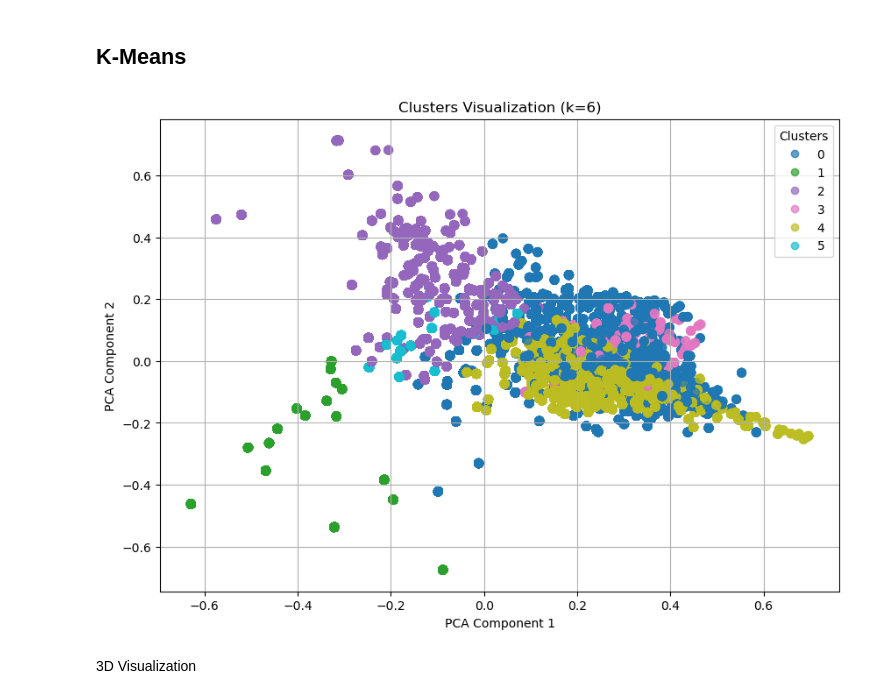
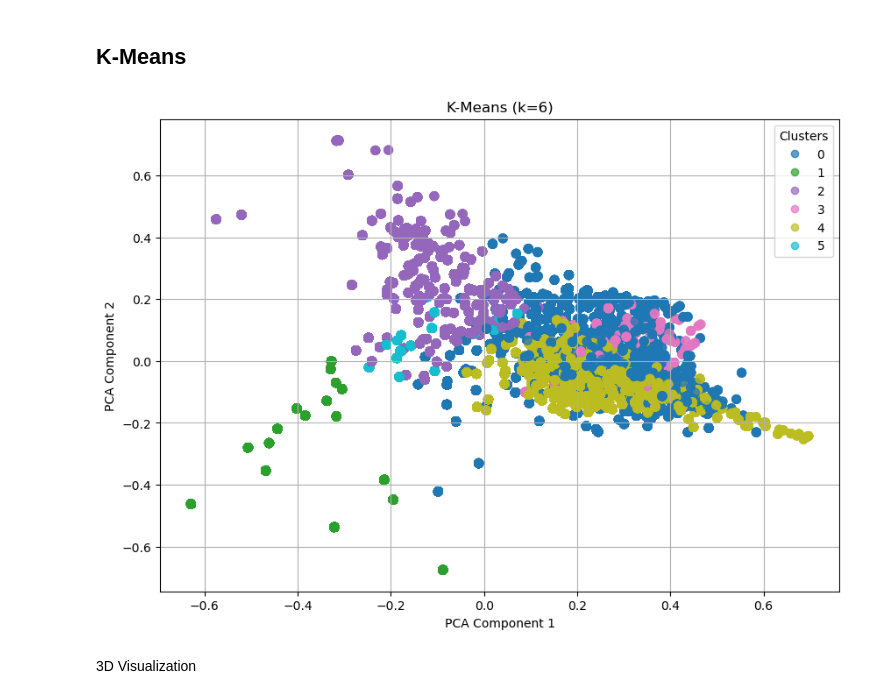
Before and after one commit to gugaaa1904/BC, a Jupyter notebook: Case 3.ipynb, the cells around one changed output. Drawn from its saved outputs; the diff is of its cells as text; code cells hidden in the pictures.

```diff
--- a/Case 3.ipynb
+++ b/Case 3.ipynb
@@ -977,20 +990,20 @@ plt.show()
 # %%
 k_chosen = 6
 kmeans = KMeans(n_clusters=k_chosen, random_state=42)
 cluster_labels = kmeans.fit_predict(pca_selected_components)
 pca_2d = PCA(n_components=2)
 pca_2d_components = pca_2d.fit_transform(scaled_features)
 
 plt.figure(figsize=(10, 7))
 scatter = plt.scatter(pca_2d_components[:, 0], pca_2d_components[:, 1], c=cluster_labels, cmap='tab10', s=50, alpha=0.7)
-plt.title(f'Clusters Visualization (k={k_chosen})')
+plt.title(f'K-Means (k={k_chosen})')
 plt.xlabel('PCA Component 1')
 plt.ylabel('PCA Component 2')
 plt.grid(True)
 plt.legend(*scatter.legend_elements(), title="Clusters")
 plt.show()
 # %% [output]
-[figure, old version]
+[figure, new version]
 # %% [markdown]
 3D Visualization
 # %%
```
Also changed, not shown: parts of 2 cells of this notebook, 1 other file.
